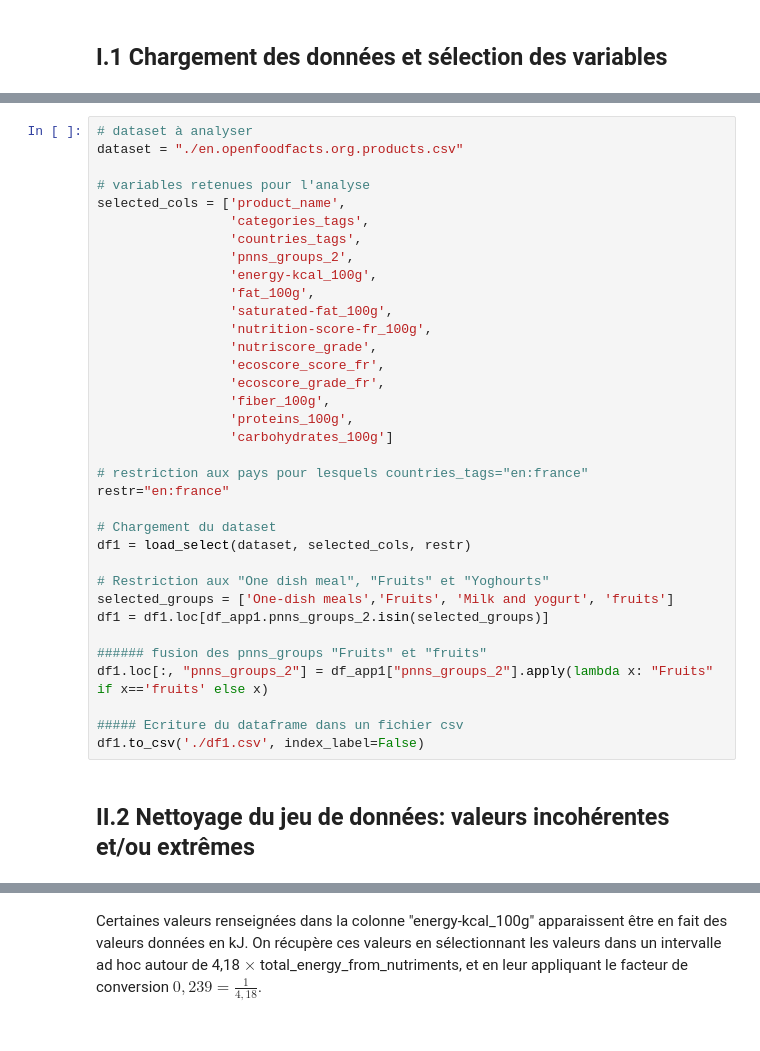
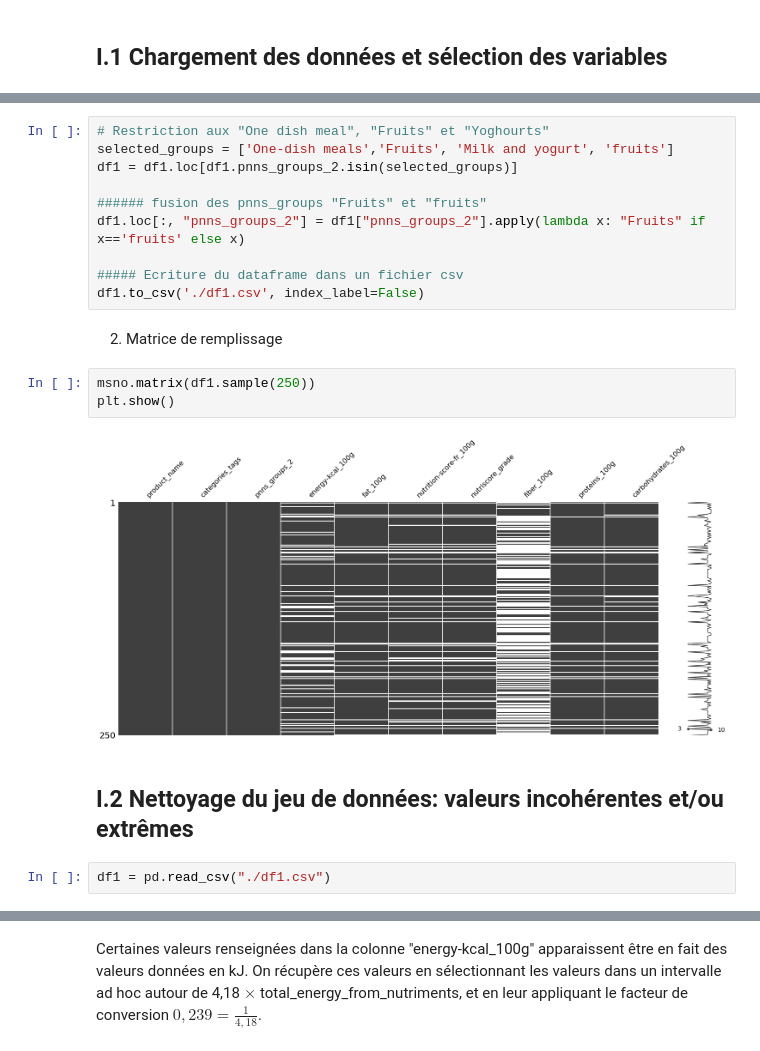
Before and after one commit to OlivierLegrand/P7, a Jupyter notebook: P3/PSanté_notebookpresentation.ipynb, the cells around one changed output, grey strips where cells are left out. Saved outputs shown, nothing was run; the diff lists cells and outputs as text.

Commit message:
Ajout de figures dans le nb presentation, parties I.1 et I.2

```diff
--- a/P3/PSanté_notebookpresentation.ipynb
+++ b/P3/PSanté_notebookpresentation.ipynb
@@ -61,37 +104,21 @@ from cleaning import *
 # %%
-# dataset à analyser
-dataset = "./en.openfoodfacts.org.products.csv"
-
-# variables retenues pour l'analyse
-selected_cols = ['product_name',
-                 'categories_tags',
-                 'countries_tags',
-                 'pnns_groups_2',
-                 'energy-kcal_100g',
-                 'fat_100g',
-                 'saturated-fat_100g',
-                 'nutrition-score-fr_100g',
-                 'nutriscore_grade',
-                 'ecoscore_score_fr',
-                 'ecoscore_grade_fr',
-                 'fiber_100g',
-                 'proteins_100g',
-                 'carbohydrates_100g']
-
-# restriction aux pays pour lesquels countries_tags="en:france"
-restr="en:france"
-
-# Chargement du dataset
-df1 = load_select(dataset, selected_cols, restr)
-
 # Restriction aux "One dish meal", "Fruits" et "Yoghourts"
 selected_groups = ['One-dish meals','Fruits', 'Milk and yogurt', 'fruits']
-df1 = df1.loc[df_app1.pnns_groups_2.isin(selected_groups)]
+df1 = df1.loc[df1.pnns_groups_2.isin(selected_groups)]
 
 ###### fusion des pnns_groups "Fruits" et "fruits"
-df1.loc[:, "pnns_groups_2"] = df_app1["pnns_groups_2"].apply(lambda x: "Fruits" if x=='fruits' else x)
+df1.loc[:, "pnns_groups_2"] = df1["pnns_groups_2"].apply(lambda x: "Fruits" if x=='fruits' else x)
 
 ##### Ecriture du dataframe dans un fichier csv
 df1.to_csv('./df1.csv', index_label=False)
+# %% [markdown]
+2. Matrice de remplissage
+# %%
+msno.matrix(df1.sample(250))
+plt.show()
+# %% [output]
+[figure, added]
 # %% [markdown]
-## II.2 Nettoyage du jeu de données: valeurs incohérentes et/ou extrêmes
+## I.2 Nettoyage du jeu de données: valeurs incohérentes et/ou extrêmes
+# %%
+df1 = pd.read_csv("./df1.csv")
```
Also changed, not shown: parts of 100 cells of this notebook.
